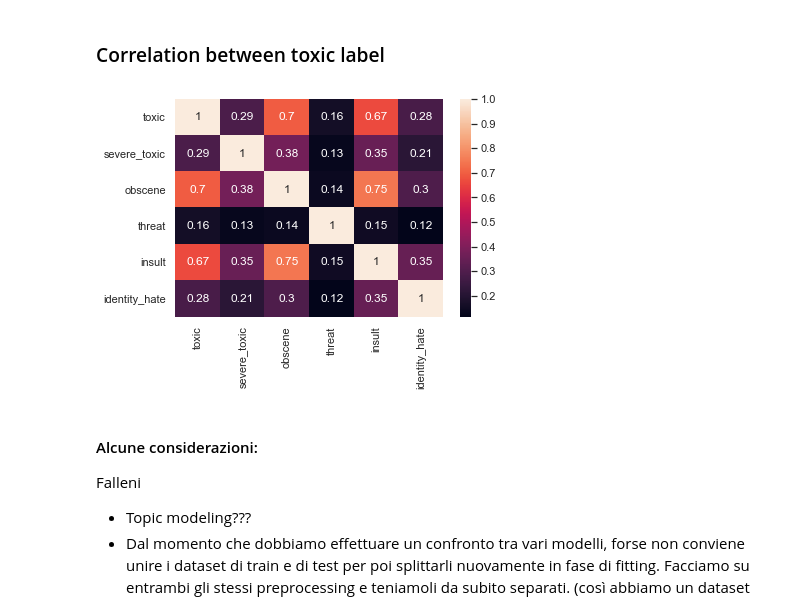
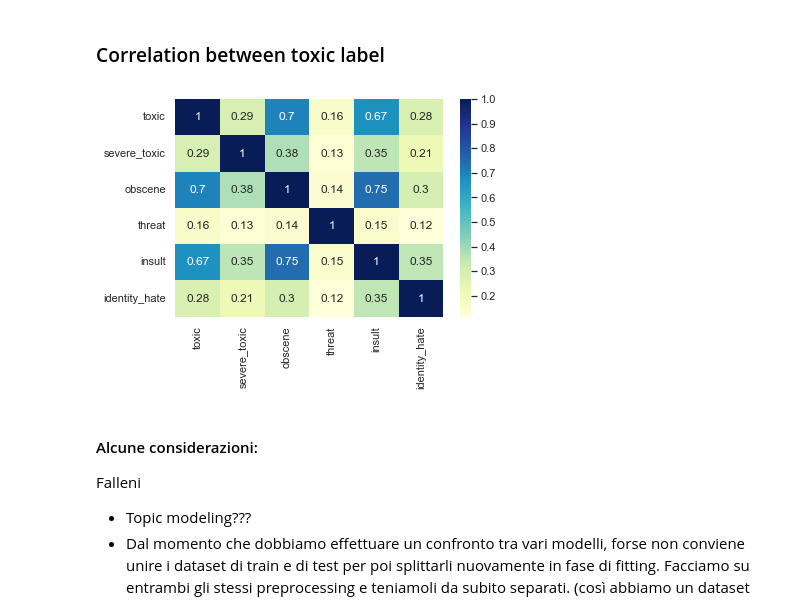
Before and after one commit to francescogemignani/Toxic-Comments-Classification-Challenge, a Jupyter notebook: EDA.ipynb, the cells around one changed output. Cells and saved outputs as stored; diff of their text form; code cells hidden in the pictures.

```diff
--- a/EDA.ipynb
+++ b/EDA.ipynb
@@ -571,10 +571,10 @@ top_k_words(identity_hate,"Top-20 Identity Hate Words","Identity Hate Words","Fr
 ### Correlation between toxic label
 # %%
 corrMatrix = df[['toxic','severe_toxic','obscene','threat','insult','identity_hate']].corr()
-sns.heatmap(corrMatrix, annot=True)
+sns.heatmap(corrMatrix, cmap="YlGnBu",annot=True)
 plt.show()
 # %% [output]
-[figure, old version]
+[figure, new version]
 # %% [markdown]
 #### Alcune considerazioni:
 
```
Also changed, not shown: 1 other file.
